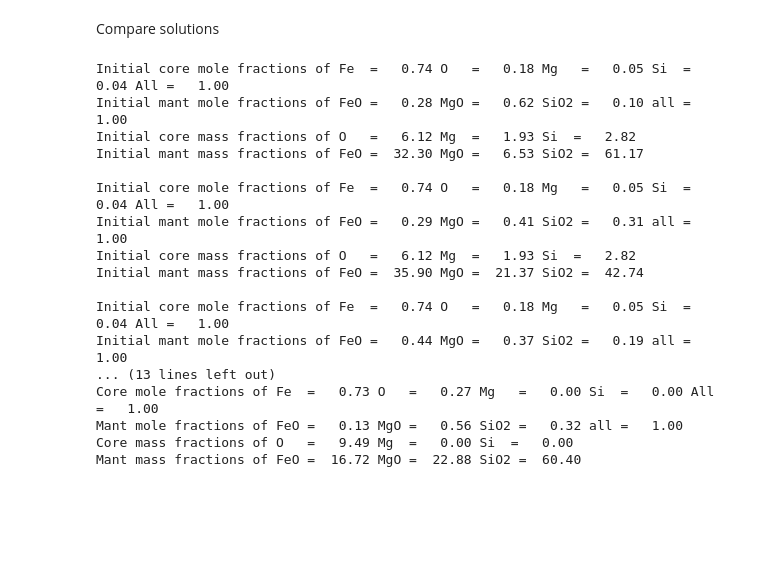
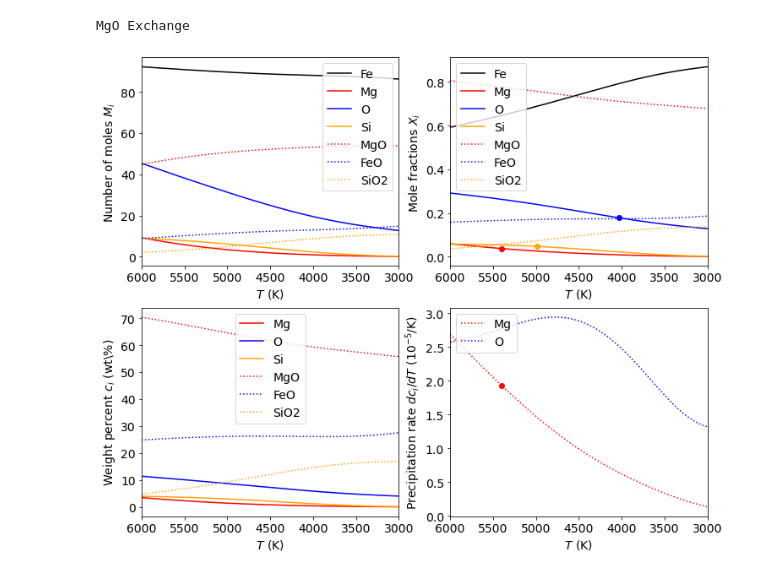
Before and after one commit to scs1cd/precipitation, a Jupyter notebook: OS16_final.ipynb, the cells around one changed output. Cells and saved outputs as stored; diff of their text form; code cells hidden in the pictures; blank space fills up the shorter version.

```diff
--- a/OS16_final.ipynb
+++ b/OS16_final.ipynb
@@ -68,12 +104,19 @@ sol4 = mb.run_massbalance(iM, [Kd_Mg, Kd_O, Kd_Si], Tcmb, var)
 # %%
 fac = 0.75
-a_O_OS_15s , b_O_OS_15s , c_O_OS_15s  = (a_O_OS-fac*0.4), (b_O_OS-fac*900) , (c_O_OS-fac*14)
+a_O_OS_15s , b_O_OS_15s , c_O_OS_15s  = (a_O_OS-fac*0.4), (b_O_OS+fac*900) , (c_O_OS-fac*14)
 
 Kd_Mg      = 10**mb.logKd(a_Mg_OS   , b_Mg_OS, c_Mg_OS , Tcmb)
 Kd_O       = 10**mb.logKd(a_O_OS_15s, b_O_OS_15s , c_O_OS_15s , Tcmb)
 Kd_Si      = 10**mb.logKd(a_Si_OS   , b_Si_OS, c_Si_OS, Tcmb)
 
 iMFe, iMO, iMSi, iMMg = 79, 19, 5, 4 # Default composition
-iMFeO, iMMgO, iMSiO2  = 28, 50, 5
+iMFeO, iMMgO, iMSiO2  = 22, 50, 6
 iM = [iMFe, iMO, iMSi, iMMg, iMFeO, iMMgO, iMSiO2]
-sol5 = mb.run_massbalance(iM, [Kd_Mg, Kd_O, Kd_Si], Tcmb, var)
+sol5 = mb.run_massbalance(iM, [Kd_Mg, Kd_O, Kd_Si], Tcmb, var, verbose)
+
+#mb.print_init_conc(sol4[0],sol4[2])
+#mb.print_any_conc(sol4[1],sol4[3],-1)
+mb.plot_all(Tcmb, sol5[5], sol5[1], sol5[3], sol5[4])
+# %% [output]
+MgO Exchange
+[figure, added]
@@ -93,37 +123,3 @@ sol5 = mb.run_massbalance(iM, [Kd_Mg, Kd_O, Kd_Si], Tcmb, var)
-# %% [markdown]
-Compare solutions
-# %%
-mb.print_init_conc(sol1[0],sol1[2])
-print("")
-mb.print_init_conc(sol2[0],sol2[2])
-print("")
-mb.print_init_conc(sol3[0],sol3[2])
-
-print("---")
-
-mb.print_any_conc(sol1[1],sol1[3],-1)
-print("")
-mb.print_any_conc(sol2[1],sol2[3],-1)
-print("")
-mb.print_any_conc(sol3[1],sol3[3],-1)
-# %% [output]
-Initial core mole fractions of Fe  =   0.74 O   =   0.18 Mg   =   0.05 Si  =   0.04 All =   1.00
-Initial mant mole fractions of FeO =   0.28 MgO =   0.62 SiO2 =   0.10 all =   1.00
-Initial core mass fractions of O   =   6.12 Mg  =   1.93 Si  =   2.82
-Initial mant mass fractions of FeO =  32.30 MgO =   6.53 SiO2 =  61.17
-
-Initial core mole fractions of Fe  =   0.74 O   =   0.18 Mg   =   0.05 Si  =   0.04 All =   1.00
-Initial mant mole fractions of FeO =   0.29 MgO =   0.41 SiO2 =   0.31 all =   1.00
-Initial core mass fractions of O   =   6.12 Mg  =   1.93 Si  =   2.82
-Initial mant mass fractions of FeO =  35.90 MgO =  21.37 SiO2 =  42.74
-
-Initial core mole fractions of Fe  =   0.74 O   =   0.18 Mg   =   0.05 Si  =   0.04 All =   1.00
-Initial mant mole fractions of FeO =   0.44 MgO =   0.37 SiO2 =   0.19 all =   1.00
-... (13 lines left out)
-Core mole fractions of Fe  =   0.73 O   =   0.27 Mg   =   0.00 Si  =   0.00 All =   1.00
-Mant mole fractions of FeO =   0.13 MgO =   0.56 SiO2 =   0.32 all =   1.00
-Core mass fractions of O   =   9.49 Mg  =   0.00 Si  =   0.00
-Mant mass fractions of FeO =  16.72 MgO =  22.88 SiO2 =  60.40
 # %%
 fig, ((ax3, ax5)) = plt.subplots(1, 2, figsize=(12,4))
 
```
Also changed, not shown: parts of 10 cells of this notebook, 27 other files.
